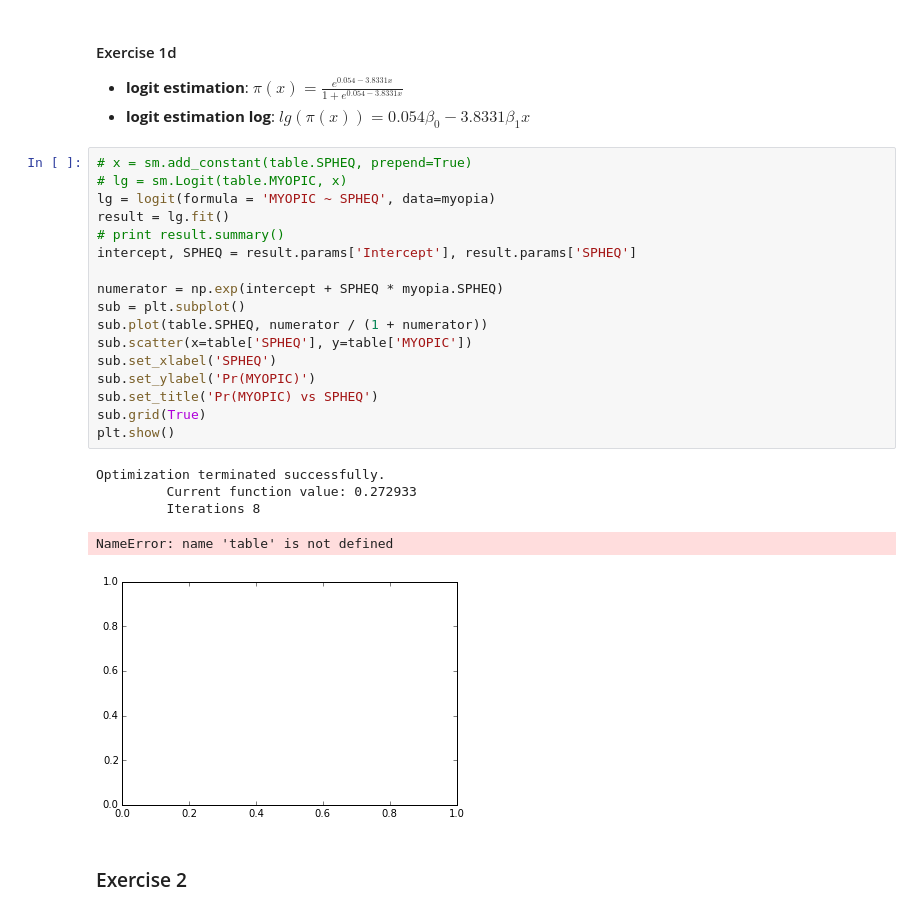
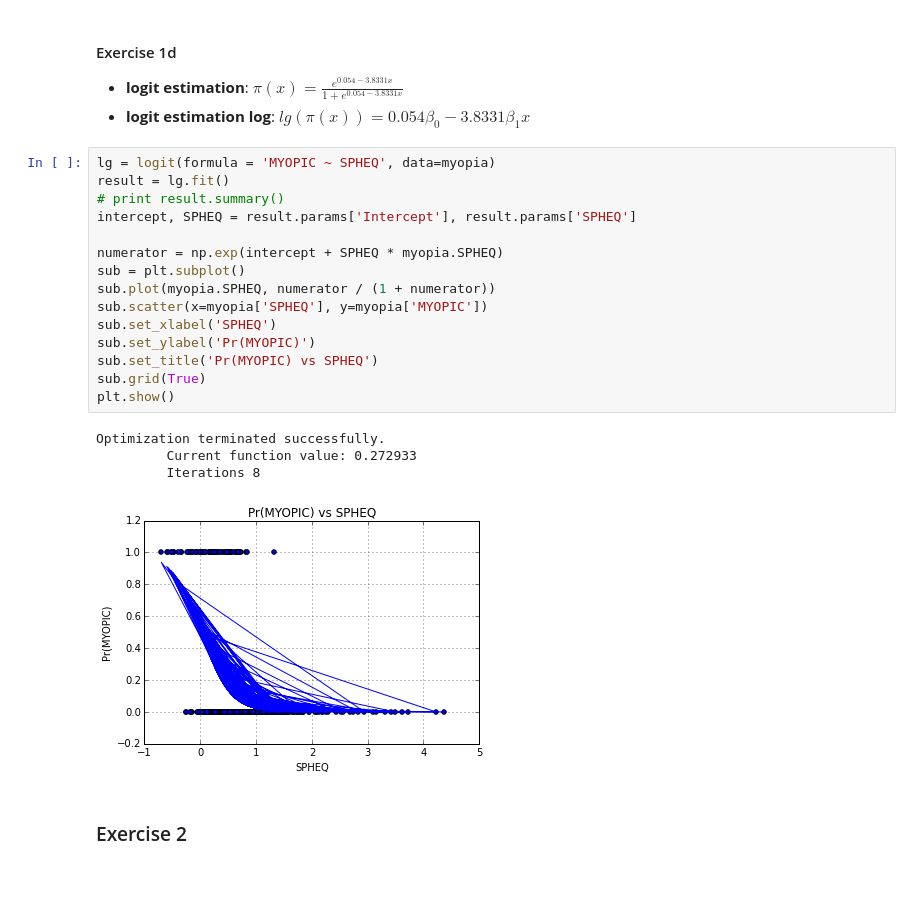
Before and after one commit to beaglebagel/mooc, a Jupyter notebook: logistic_regression/logistic-regression.ipynb, the cells around one changed output. Cells and saved outputs as stored; diff of their text form; blank space fills up the shorter version.

```diff
--- a/logistic_regression/logistic-regression.ipynb
+++ b/logistic_regression/logistic-regression.ipynb
@@ -67,28 +69,25 @@ likelihood / log-likelihood function, n=618, (y=1 for 81, y=0 for 537)
 - **logit estimation**: $\pi(x) = \frac{e^{0.054 - 3.8331x}} {1 + e^{0.054 - 3.8331x}}$
 - **logit estimation log**: $lg(\pi(x)) = 0.054\beta_0 - 3.8331\beta_1x$
 # %%
-# x = sm.add_constant(table.SPHEQ, prepend=True)
-# lg = sm.Logit(table.MYOPIC, x)
 lg = logit(formula = 'MYOPIC ~ SPHEQ', data=myopia)
 result = lg.fit()
 # print result.summary()
 intercept, SPHEQ = result.params['Intercept'], result.params['SPHEQ']
 
 numerator = np.exp(intercept + SPHEQ * myopia.SPHEQ)
 sub = plt.subplot()
-sub.plot(table.SPHEQ, numerator / (1 + numerator))
-sub.scatter(x=table['SPHEQ'], y=table['MYOPIC'])
+sub.plot(myopia.SPHEQ, numerator / (1 + numerator))
+sub.scatter(x=myopia['SPHEQ'], y=myopia['MYOPIC'])
 sub.set_xlabel('SPHEQ')
 sub.set_ylabel('Pr(MYOPIC)')
 sub.set_title('Pr(MYOPIC) vs SPHEQ')
 sub.grid(True)
 plt.show()
 # %% [output]
 Optimization terminated successfully.
          Current function value: 0.272933
          Iterations 8
-NameError: name 'table' is not defined
-[figure, old version]
+[figure, new version]
 # %% [markdown]
 ### Exercise 2
 # %%
```
Also changed, not shown: parts of 44 cells of this notebook.
